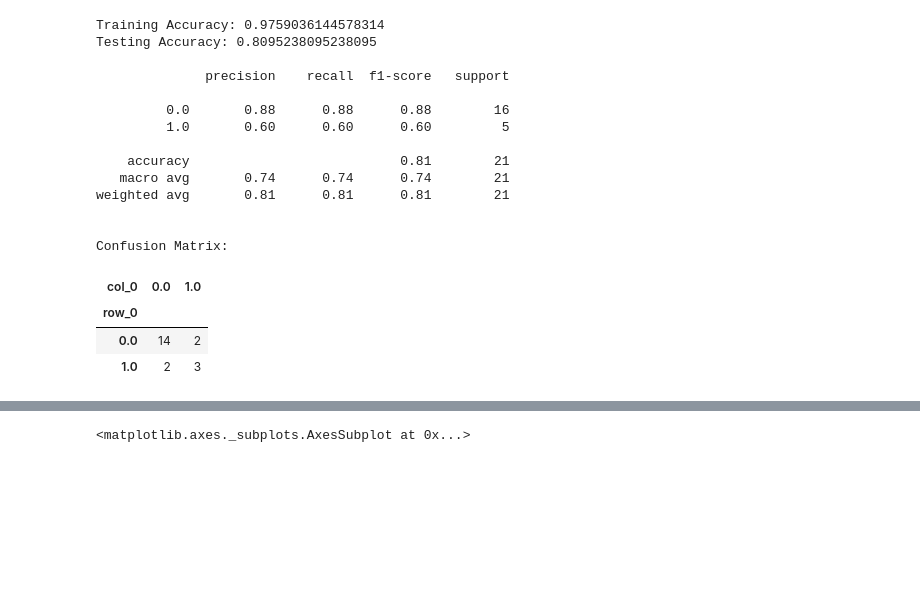
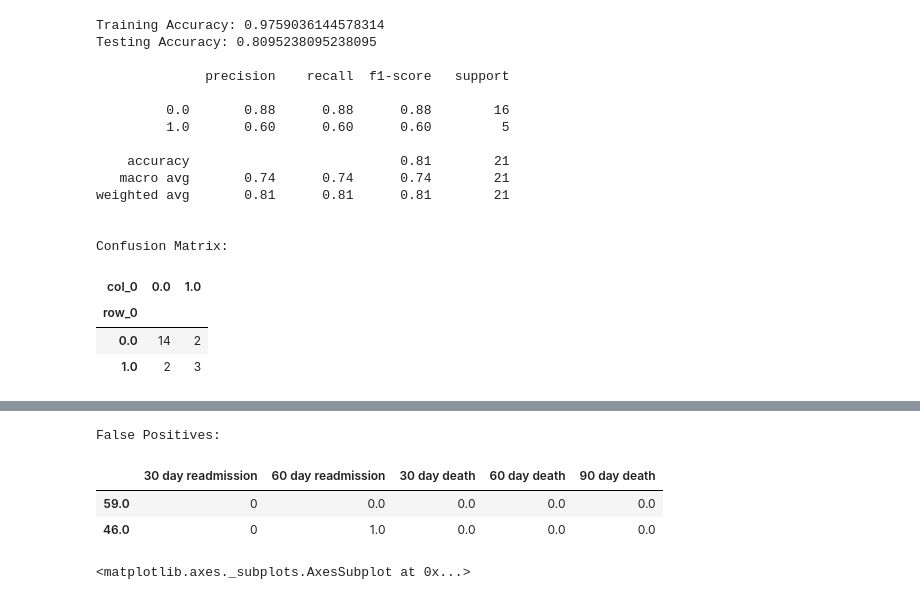
Before and after one commit to Michael-Equi/hfr, a Jupyter notebook: notebooks/hfr-ml-comparison.ipynb, the cells around one changed output, grey strips where cells are left out. Drawn from its saved outputs; the diff is of its cells as text; code cells hidden in the pictures; blank space fills up the shorter version.

```diff
--- a/notebooks/hfr-ml-comparison.ipynb
+++ b/notebooks/hfr-ml-comparison.ipynb
@@ -527,3 +541,13 @@ Confusion Matrix:
+# %%
+# print the false positives
+print("False Positives: ")
+false_pos = data.loc(0)[Y_xgb_test[(Y_xgb_test[:,0] == 0) & (Y_xgb_predict.round()==1)][:,1]]
+false_pos[["30 day readmission", "60 day readmission", "30 day death", "60 day death", "90 day death"]]
+# %% [output]
+False Positives:
+|  | 30 day readmission | 60 day readmission | 30 day death | 60 day death | 90 day death |
+| 59.0 | 0 | 0.0 | 0.0 | 0.0 | 0.0 |
+| 46.0 | 0 | 1.0 | 0.0 | 0.0 | 0.0 |
 # %%
 xgb.plot_importance(model)
 # %% [output]
```
Also changed, not shown: parts of 6 cells of this notebook, 1 other file.
